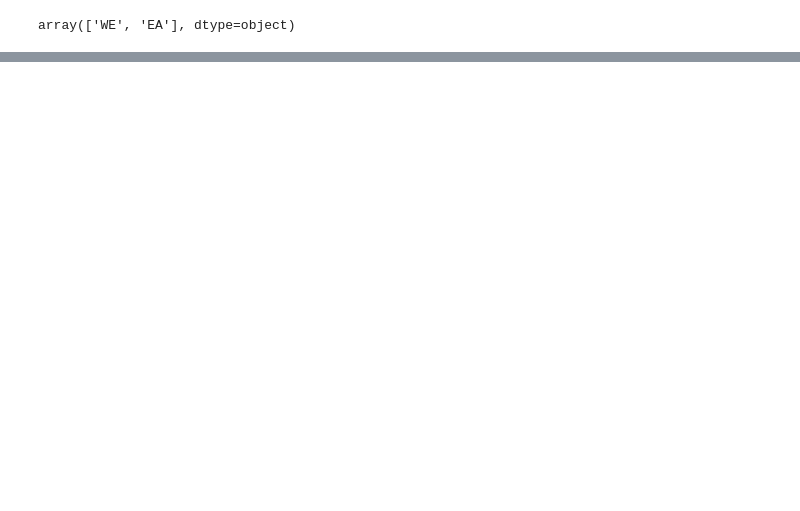
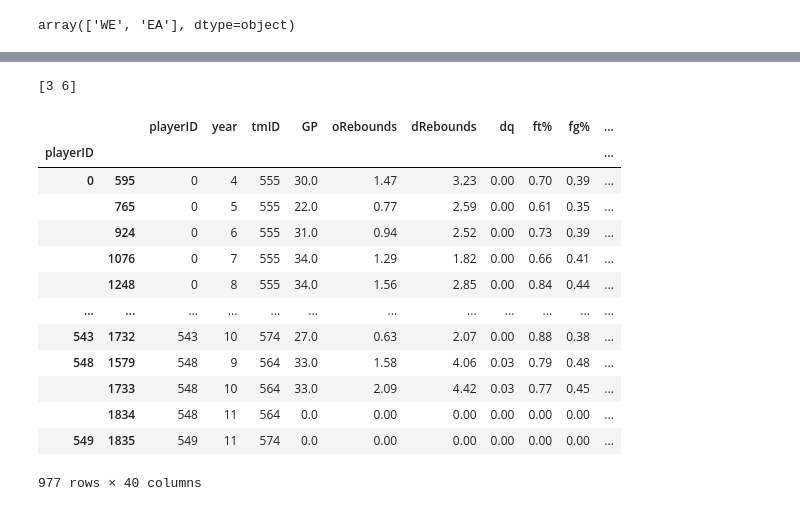
Before and after one commit to P1ntas/Machine-Learning, a Jupyter notebook: src/1-data_analysis.ipynb, the cells around one changed output, grey strips where cells are left out. Saved outputs shown, nothing was run; the diff lists cells and outputs as text; code cells hidden in the pictures; blank space fills up the shorter version.

```diff
--- a/src/1-data_analysis.ipynb
+++ b/src/1-data_analysis.ipynb
@@ -325,0 +330,26 @@ new_player_teams
+# %%
+#join the stats of stint = 1 to stint = 0 into one row (stint is 0 if the player only played for one team in that year, else it is 1 for the 1st team and 2 for the 2nd team (and so on)))
+players_with_stint = new_player_teams[new_player_teams['stint'] != 0]
+
+
+not_sum_cols = ['playerID', 'year', 'tmID', 'college', 'confID', 'height', 'weight', 'pos']
+sum_cols = [col for col in players_with_stint.columns if col not in not_sum_cols]
+
+#Group by playerID and year
+grouped = players_with_stint.groupby(['playerID', 'year'])
+
+# Aggregate data
+aggregated_data = grouped.agg({**{col: 'first' for col in not_sum_cols[2:]}, **{col: 'sum' for col in sum_cols}}).reset_index()
+
+print(aggregated_data['stint'].unique())
+# %% [output]
+[3 6]
+# %%
+new_player_teams = new_player_teams[new_player_teams['stint'] == 0]
+
+new_player_teams = pd.concat([new_player_teams, aggregated_data], ignore_index=True)
+
+new_player_teams = new_player_teams.sort_values(by=['year','playerID'])
+
+#drop stint column
+new_player_teams.drop('stint', axis=1, inplace=True)
@@ -330,4 +373,21 @@ new_cols = [f'{col}_rolling' for col in cols]
 new_player_teams = new_player_teams.groupby('playerID').apply(rolling_averages, cols, new_cols, window=2)
+# %%
+new_player_teams
+# %% [output]
+|  |  | playerID | year | tmID | GP | oRebounds | dRebounds | dq | ft% | fg% | ... |
+| playerID |  |  |  |  |  |  |  |  |  |  | ... |
+| 0 | 595 | 0 | 4 | 555 | 30.0 | 1.47 | 3.23 | 0.00 | 0.70 | 0.39 | ... |
+|  | 765 | 0 | 5 | 555 | 22.0 | 0.77 | 2.59 | 0.00 | 0.61 | 0.35 | ... |
+|  | 924 | 0 | 6 | 555 | 31.0 | 0.94 | 2.52 | 0.00 | 0.73 | 0.39 | ... |
+|  | 1076 | 0 | 7 | 555 | 34.0 | 1.29 | 1.82 | 0.00 | 0.66 | 0.41 | ... |
+|  | 1248 | 0 | 8 | 555 | 34.0 | 1.56 | 2.85 | 0.00 | 0.84 | 0.44 | ... |
+| ... | ... | ... | ... | ... | ... | ... | ... | ... | ... | ... | ... |
+| 543 | 1732 | 543 | 10 | 574 | 27.0 | 0.63 | 2.07 | 0.00 | 0.88 | 0.38 | ... |
+| 548 | 1579 | 548 | 9 | 564 | 33.0 | 1.58 | 4.06 | 0.03 | 0.79 | 0.48 | ... |
+|  | 1733 | 548 | 10 | 564 | 33.0 | 2.09 | 4.42 | 0.03 | 0.77 | 0.45 | ... |
+|  | 1834 | 548 | 11 | 564 | 0.0 | 0.00 | 0.00 | 0.00 | 0.00 | 0.00 | ... |
+| 549 | 1835 | 549 | 11 | 574 | 0.0 | 0.00 | 0.00 | 0.00 | 0.00 | 0.00 | ... |
+977 rows × 40 columns
 # %%
 #store new_player_teams into a csv file
 new_player_teams.to_csv('new_data/complete-data.csv', index=False)
```
Also changed, not shown: parts of 11 cells of this notebook, 7 other files.
